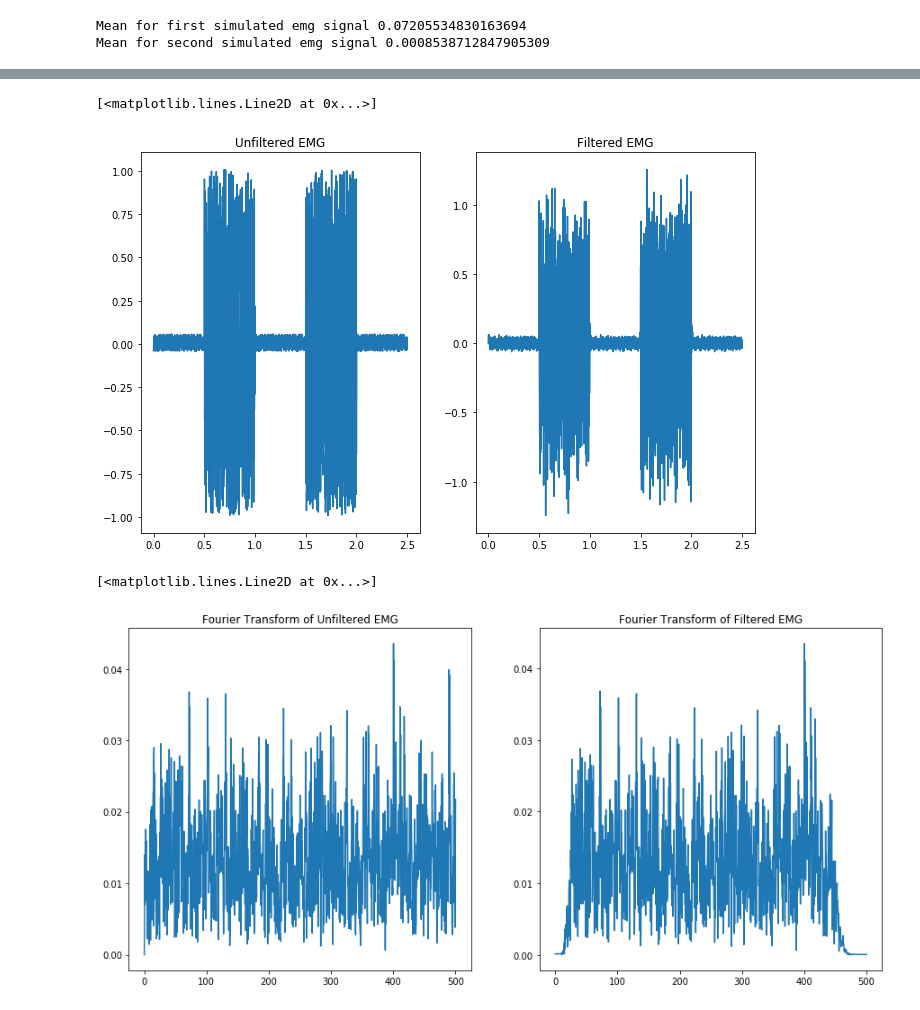
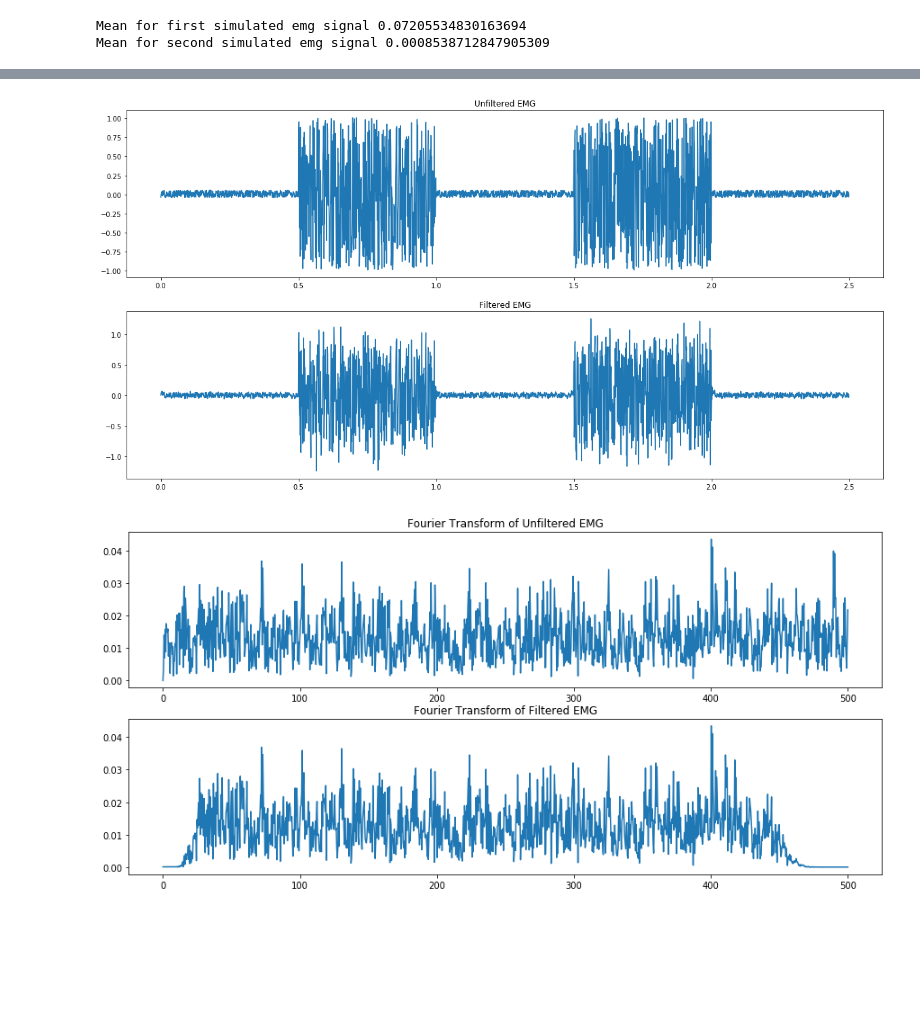
Before and after one commit to redgene/EMG_SignalAnalysis, a Jupyter notebook: EMG_SignalAnalysis_Python.ipynb, the cells around one changed output, grey strips where cells are left out. Cells and saved outputs as stored; diff of their text form; code cells hidden in the pictures; blank space fills up the shorter version.

```diff
--- a/EMG_SignalAnalysis_Python.ipynb
+++ b/EMG_SignalAnalysis_Python.ipynb
@@ -147,32 +146,32 @@ plt.plot (freq_axis_emg,FFT_emg_normalized)
 # %%
 ## BANDPASS FILTERING
 ## Comparison of ---FFT_emg_normalized--- and ---FFT_emg_filtered_normalized---
 
 # Slow oscillations in the EMG signal -> movement artefacts
 # Fast oscillations -> unwanted electrical noise
 # Add bandpass filter to avoid both (20-450 Hz) :
 
-high = 20/(1000/2)
-low = 450/(1000/2)
+high = 20/(Fs/2)
+low = 450/(Fs/2)
 b, a = sp.signal.butter(4, [high,low], btype='bandpass')
 
 # Process EMG signal: filter EMG
 emg_filtered = sp.signal.filtfilt(b, a, emg_meanCorrected1)
 
 # "TIME DOMAIN" plot comparison of unfiltered and filtered EMG
 fig = plt.figure()
 fig.set_size_inches(w=11,h=7)
 
-plt.subplot(1, 2, 1)
-plt.subplot(1, 2, 1).set_title('Unfiltered EMG')
+plt.subplot(2, 1, 1)
+plt.subplot(2, 1, 1).set_title('Unfiltered EMG')
 plt.plot(time, emg_meanCorrected1)
 
-plt.subplot(1, 2, 2)
-plt.subplot(1, 2, 2).set_title('Filtered EMG')
+plt.subplot(2, 1, 2)
+plt.subplot(2, 1, 2).set_title('Filtered EMG')
 plt.plot(time, emg_filtered)
+fig.set_size_inches(w=20,h=10)
 # %% [output]
-[<matplotlib.lines.Line2D at 0x...>]
-[figure, old version]
+[figure, new version]
 # %%
 # FFT_emg_normalized => FT of emg_meanCorrected1
 # FFT_emg_filtred_normalized => FT of emg_filtered
@@ -182,18 +181,18 @@ FFT_emg_filtered_normalized = abs( FFT_emg_filtered[0:np.size(freq_axis_emg)] )
 
 # "FREQUENCY DOMAIN" plot comparison of unfiltered and filtered EMG
 fig = plt.figure()
-fig.set_size_inches(w=15,h=7)
 
-plt.subplot(1, 2, 1)
-plt.subplot(1, 2, 1).set_title('Fourier Transform of Unfiltered EMG')
+plt.subplot(2, 1, 1)
+plt.subplot(2, 1, 1).set_title('Fourier Transform of Unfiltered EMG')
 plt.plot(freq_axis_emg, FFT_emg_normalized)
 
-plt.subplot(1, 2, 2)
-plt.subplot(1, 2, 2).set_title('Fourier Transform of Filtered EMG')
+plt.subplot(2, 1, 2)
+plt.subplot(2, 1, 2).set_title('Fourier Transform of Filtered EMG')
 plt.plot(freq_axis_emg, FFT_emg_filtered_normalized)
+
+fig.set_size_inches(w=15,h=7)
 # %% [output]
-[<matplotlib.lines.Line2D at 0x...>]
-[figure, old version]
+[figure, new version]
 # %%
 ## Rectification of signal - take abs
 RECT_emg_filtered = abs (emg_filtered)
```
Also changed, not shown: parts of 6 cells of this notebook, 6 other files.
